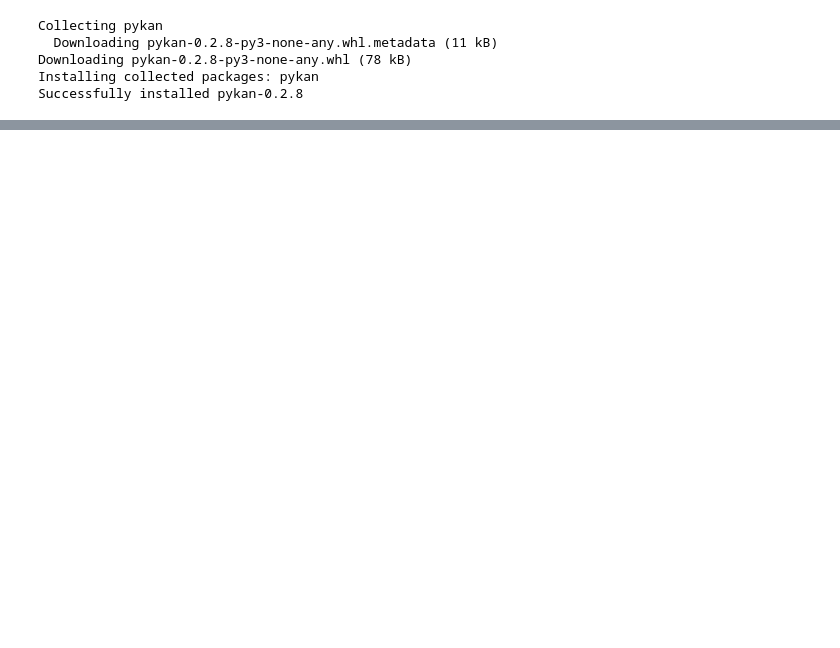
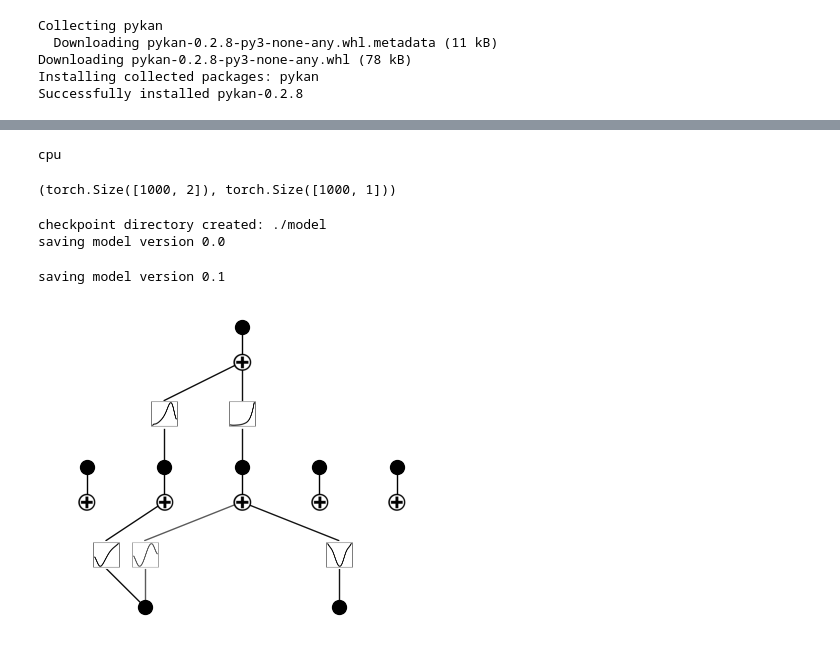
Before and after one commit to Olyco/EasyTSF, a Jupyter notebook: kan_tests.ipynb, the cells around one changed output, grey strips where cells are left out. Drawn from its saved outputs; the diff is of its cells as text; code cells hidden in the pictures; blank space fills up the shorter version.

```diff
--- a/kan_tests.ipynb
+++ b/kan_tests.ipynb
@@ -136,0 +483,7 @@ out_seq = np.array([in_seq1[i]+in_seq2[i] for i in range(len(in_seq1))])
+# %%
+# adaptive grid based on sample distribution
+model = KAN(width=[1,1], grid=G, k=k, grid_eps = 0.)
+print(model.act_fun[0].grid) # by default, the grid is in [-1,1]
+x = torch.normal(0,1,size=(1000,1))
+model.update_grid_from_samples(x)
+print(model.act_fun[0].grid) # now the grid becomes in [-10,10]. We add a 0.01 margin in case x have zero variance
@@ -136,0 +499,23 @@ out_seq = np.array([in_seq1[i]+in_seq2[i] for i in range(len(in_seq1))])
+# %%
+from kan import *
+import torch
+
+device = torch.device('cuda' if torch.cuda.is_available() else 'cpu')
+print(device)
+
+f = lambda x: torch.exp(torch.sin(torch.pi*x[:,[0]]) + x[:,[1]]**2)
+dataset = create_dataset(f, n_var=2, device=device)
+dataset['train_input'].shape, dataset['train_label'].shape
+# %% [output]
+cpu
+(torch.Size([1000, 2]), torch.Size([1000, 1]))
+# %%
+#train the model
+model = KAN(width=[2,5,1], grid=5, k=3, seed=1, device=device)
+model.fit(dataset, opt="LBFGS", steps=20, lamb=0.01);
+model.plot()
+# %% [output]
+checkpoint directory created: ./model
+saving model version 0.0
+saving model version 0.1
+[figure, added]
```
Also changed, not shown: parts of 18 cells of this notebook.
